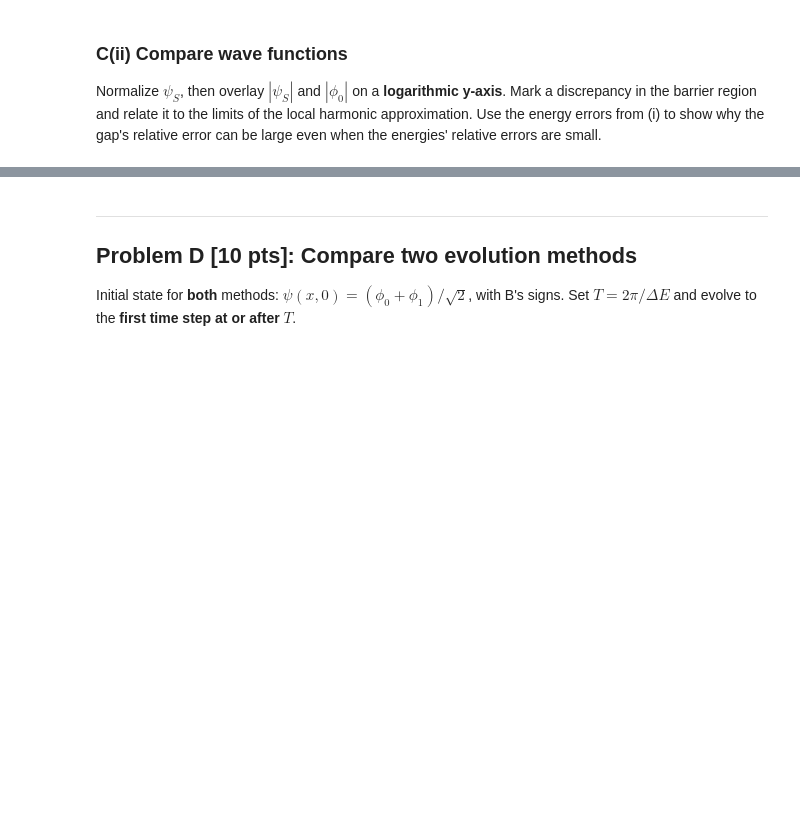
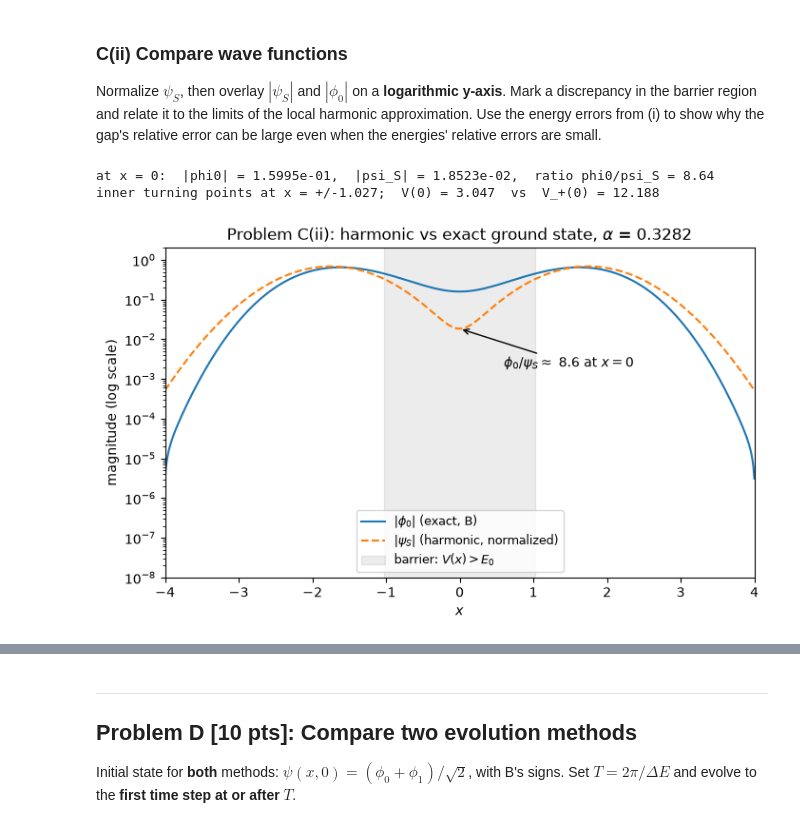
Before and after one commit to nguyentamphuc08/PHYS-242-HW-2, a Jupyter notebook: Assignment 2 Homework.ipynb, the cells around one changed output, grey strips where cells are left out. Saved outputs shown, nothing was run; the diff lists cells and outputs as text; code cells hidden in the pictures; blank space fills up the shorter version.

```diff
--- a/Assignment 2 Homework.ipynb
+++ b/Assignment 2 Homework.ipynb
@@ -135,5 +771,32 @@ Compare $E_S, E_A, E_A-E_S$ with $E_0, E_1, \Delta E$. Report relative errors (e
 Normalize $\psi_S$, then overlay $|\psi_S|$ and $|\phi_0|$ on a **logarithmic y-axis**. Mark a discrepancy in the barrier region and relate it to the limits of the local harmonic approximation. Use the energy errors from (i) to show why the gap's relative error can be large even when the energies' relative errors are small.
 # %%
 # C(ii): log-scale overlay
+
+psi_S_n = normalize(psi_S)                              # normalized psi_S for the comparison
+i0 = np.argmin(np.abs(x))                               # grid index of x = 0 (barrier centre)
+
+# Classically forbidden barrier region for the ground state: V(x) > E0 between the wells
+inner = (np.abs(x) < XMIN) & (V(x, ALPHA) > E0)
+x_turn = np.abs(x[inner]).max()                          # inner turning point
+
+print(f"at x = 0:  |phi0| = {abs(phi0[i0]):.4e},  |psi_S| = {abs(psi_S_n[i0]):.4e},"
+      f"  ratio phi0/psi_S = {abs(phi0[i0] / psi_S_n[i0]):.2f}")
+print(f"inner turning points at x = +/-{x_turn:.3f};  V(0) = {V(0.0, ALPHA):.3f}  vs  V_+(0) = {4 * XMIN**2:.3f}")
+
+fig, ax = plt.subplots(figsize=(8, 4.5))
+ax.semilogy(x, np.abs(phi0), label=r"$|\phi_0|$ (exact, B)")
+ax.semilogy(x, np.abs(psi_S_n), "--", label=r"$|\psi_S|$ (harmonic, normalized)")
+ax.axvspan(-x_turn, x_turn, color="gray", alpha=0.15, label=r"barrier: $V(x) > E_0$")
+ax.annotate(rf"$\phi_0/\psi_S \approx$ {abs(phi0[i0] / psi_S_n[i0]):.1f} at $x=0$",
+            xy=(0, abs(psi_S_n[i0])), xytext=(0.6, 2e-3),
+            arrowprops=dict(arrowstyle="->"), fontsize=10)
+ax.set(xlabel=r"$x$", ylabel="magnitude (log scale)", xlim=(x[0], x[-1]), ylim=(1e-8, 2),
+       title=rf"Problem C(ii): harmonic vs exact ground state, $\alpha$ = {ALPHA}")
+ax.legend(loc="lower center", fontsize=9)
+plt.show()
+# %% [output]
+at x = 0:  |phi0| = 1.5995e-01,  |psi_S| = 1.8523e-02,  ratio phi0/psi_S = 8.64
+inner turning points at x = +/-1.027;  V(0) = 3.047  vs  V_+(0) = 12.188
+[figure, added]
 # %% [markdown]
 **Answer (C(ii)):**
```
Also changed, not shown: parts of 29 cells of this notebook, 1 other file.
